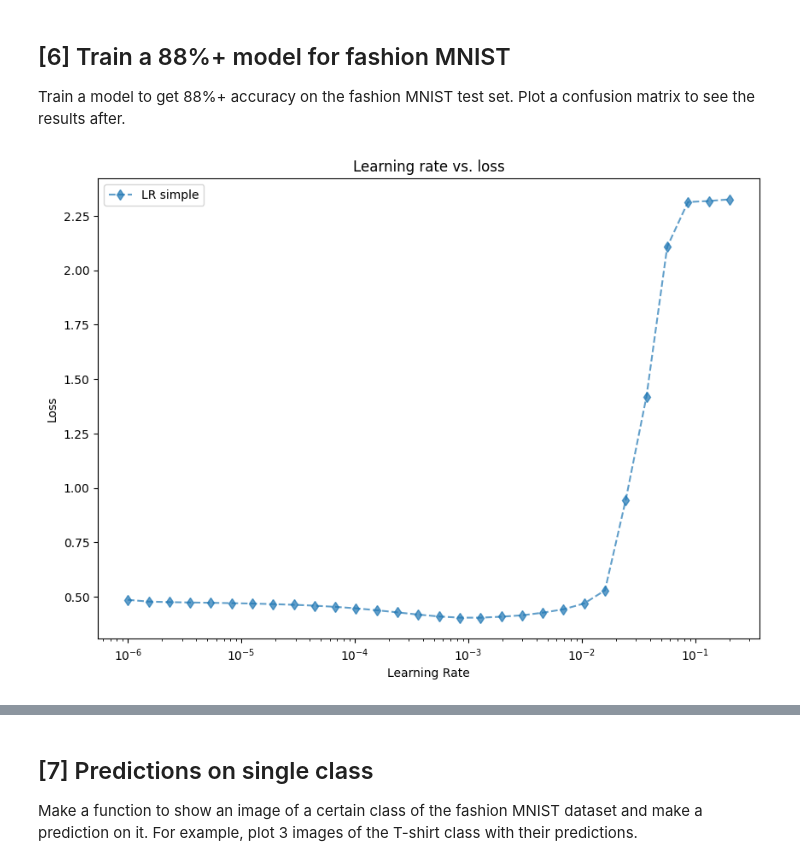
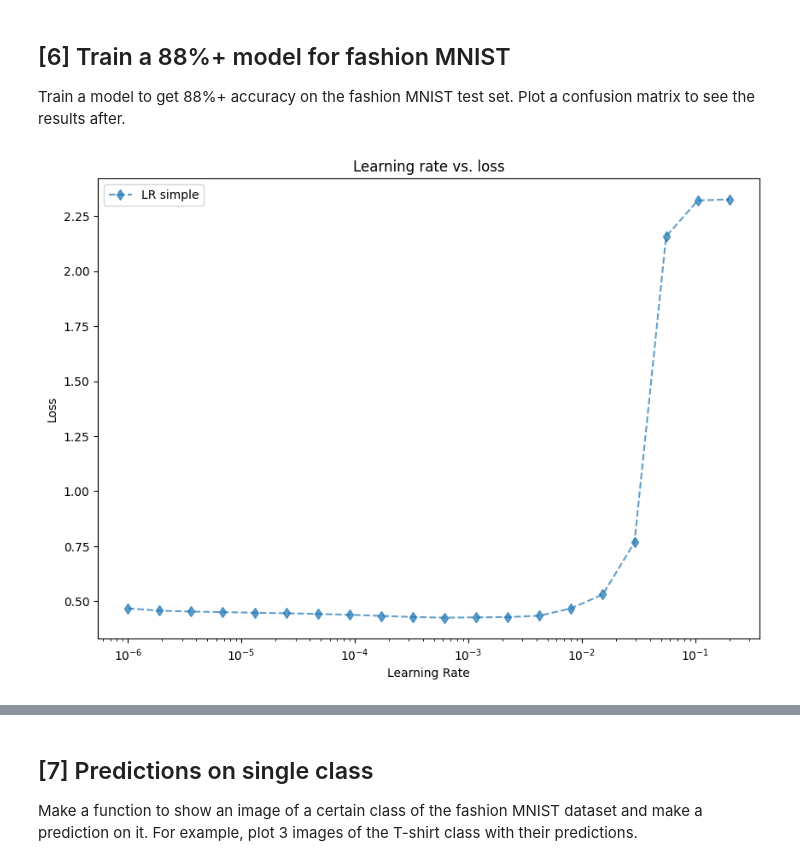
Before and after one commit to Fertmeneses/tensorflow-deep-learning, a Jupyter notebook: practice/02_exercises.ipynb, the cells around one changed output, grey strips where cells are left out. Drawn from its saved outputs; the diff is of its cells as text; code cells hidden in the pictures.

```diff
--- a/practice/02_exercises.ipynb
+++ b/practice/02_exercises.ipynb
@@ -602,22 +600,22 @@ Train a model to get 88%+ accuracy on the fashion MNIST test set. Plot a confusi
 # %%
 # Find a good learning rate, using only the simple forward schedule:
 history_f, history_r, history_s = find_LR(
     train_data_norm,train_labels,
     fw_reset=False, rev_reset=False, simple=True,
     flatten_shape=train_data_norm.shape[1:],
     dense_layers=[16,16,12,12,12],
     output_size=len(class_names),
     hidden_activ='relu',
     last_activ='softmax',
     loss=tf.keras.losses.SparseCategoricalCrossentropy(),
     optimizer='Adam',
     metrics=['accuracy'],
-    epochs=30,
+    epochs=20,
     min_LR=1e-6,max_LR=0.2
     )
 plot_LR_rates(history_f, history_r, history_s,ylim=None)
 # %% [output]
-[figure, old version]
+[figure, new version]
 # %%
 # Train a new model with the chosen LR, for longer:
 
```
Also changed, not shown: parts of 15 cells of this notebook.
